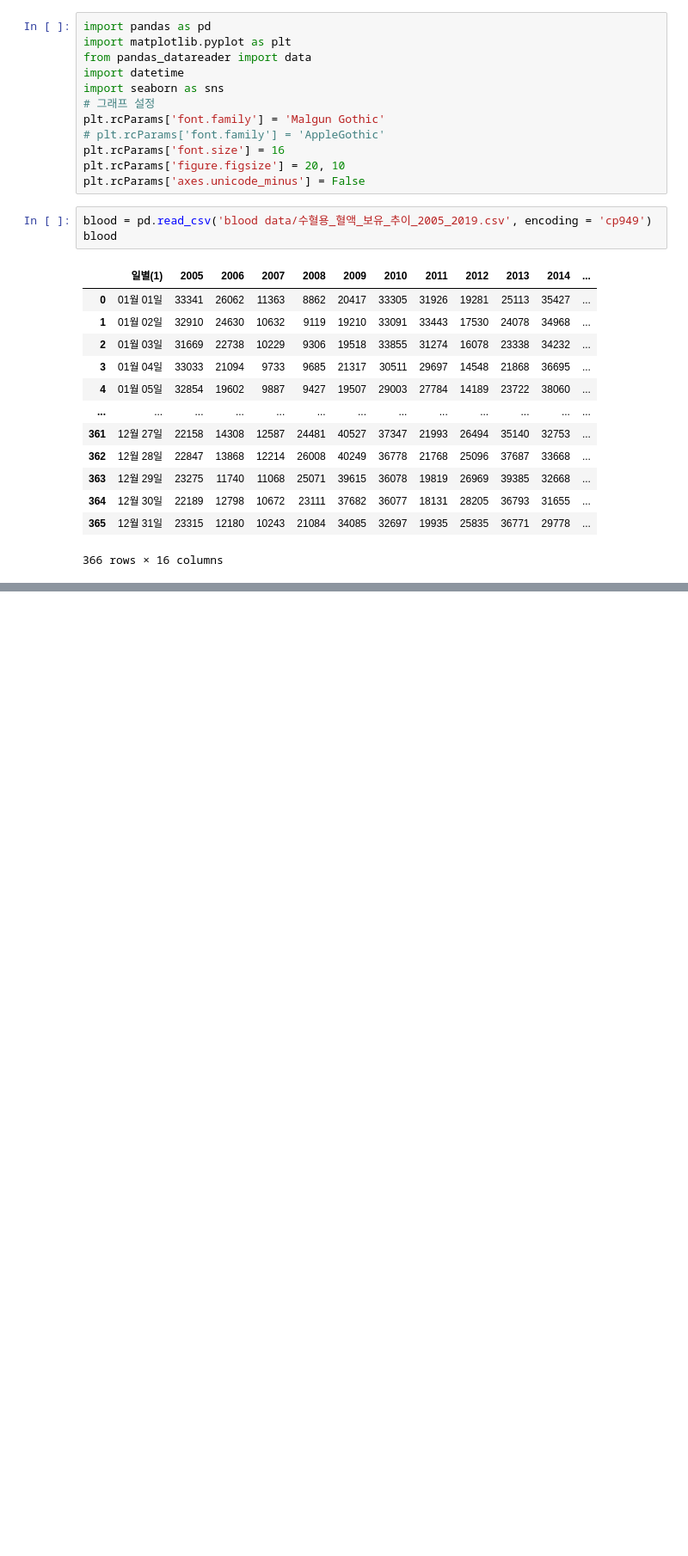
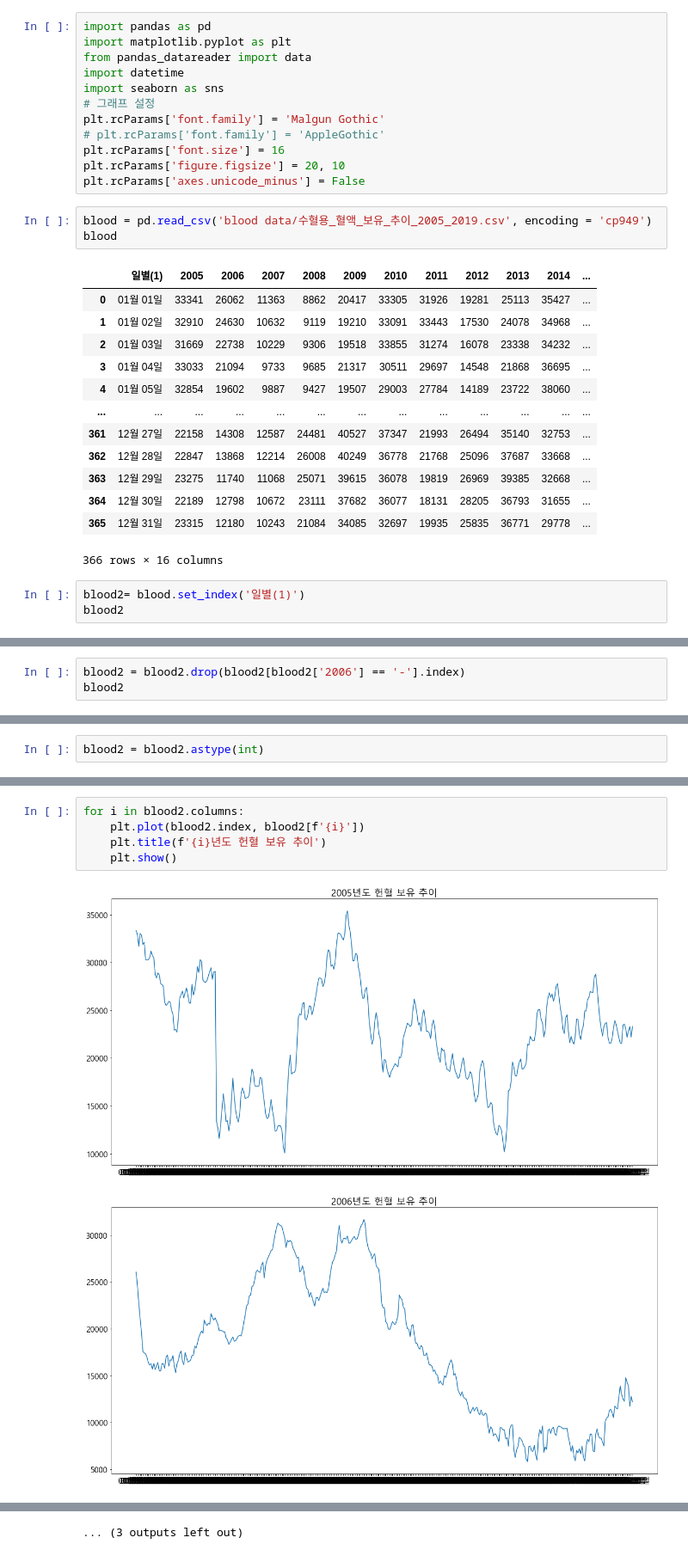
Before and after one commit to dch9610/BAB_Project, a Jupyter notebook: 수혈용 혈액 보유 추이.ipynb, the cells around one changed output, grey strips where cells are left out. Shown at 86% size. Saved outputs shown, nothing was run; the diff lists cells and outputs as text; blank space fills up the shorter version.

```diff
--- a/수혈용 혈액 보유 추이.ipynb
+++ b/수혈용 혈액 보유 추이.ipynb
@@ -27,3 +27,6 @@ blood
 | 364 | 12월 30일 | 22189 | 12798 | 10672 | 23111 | 37682 | 36077 | 18131 | 28205 | 36793 | 31655 | ... |
 | 365 | 12월 31일 | 23315 | 12180 | 10243 | 21084 | 34085 | 32697 | 19935 | 25835 | 36771 | 29778 | ... |
 366 rows × 16 columns
+# %%
+blood2= blood.set_index('일별(1)')
+blood2
@@ -29,0 +52,3 @@ blood
+# %%
+blood2 = blood2.drop(blood2[blood2['2006'] == '-'].index)
+blood2
@@ -29,0 +70,2 @@ blood
+# %%
+blood2 = blood2.astype(int)
@@ -29,0 +92,8 @@ blood
+# %%
+for i in blood2.columns:
+    plt.plot(blood2.index, blood2[f'{i}'])
+    plt.title(f'{i}년도 헌혈 보유 추이')
+    plt.show()
+# %% [output]
+[figure, added]
+[figure, added]
@@ -29,0 +110 @@ blood
+... (3 outputs left out)
```
Also changed, not shown: parts of 5 cells of this notebook.
